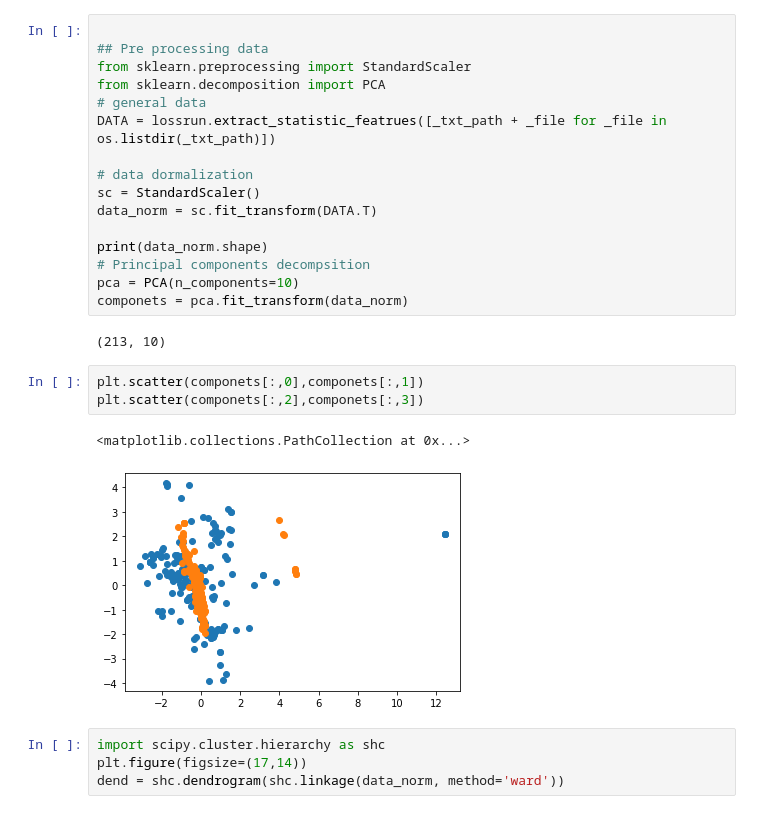
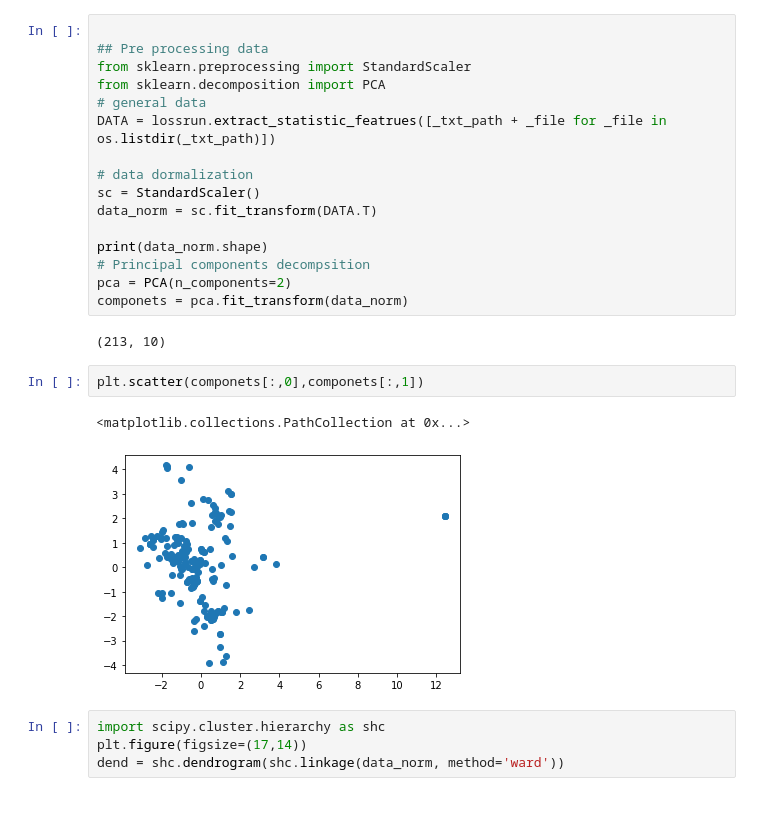
Before and after one commit to zaned897/pdfTextanalyzer, a Jupyter notebook: clustering.ipynb, the cells around one changed output. Cells and saved outputs as stored; diff of their text form.

```diff
--- a/clustering.ipynb
+++ b/clustering.ipynb
@@ -58,16 +62,15 @@ data_norm = sc.fit_transform(DATA.T)
 
 print(data_norm.shape)
 # Principal components decompsition
-pca = PCA(n_components=10)
+pca = PCA(n_components=2)
 componets = pca.fit_transform(data_norm)
 # %% [output]
 (213, 10)
 # %%
 plt.scatter(componets[:,0],componets[:,1])
-plt.scatter(componets[:,2],componets[:,3])
 # %% [output]
 <matplotlib.collections.PathCollection at 0x...>
-[figure, old version]
+[figure, new version]
 # %%
 import scipy.cluster.hierarchy as shc
 plt.figure(figsize=(17,14))
```
Also changed, not shown: parts of 6 cells of this notebook.
